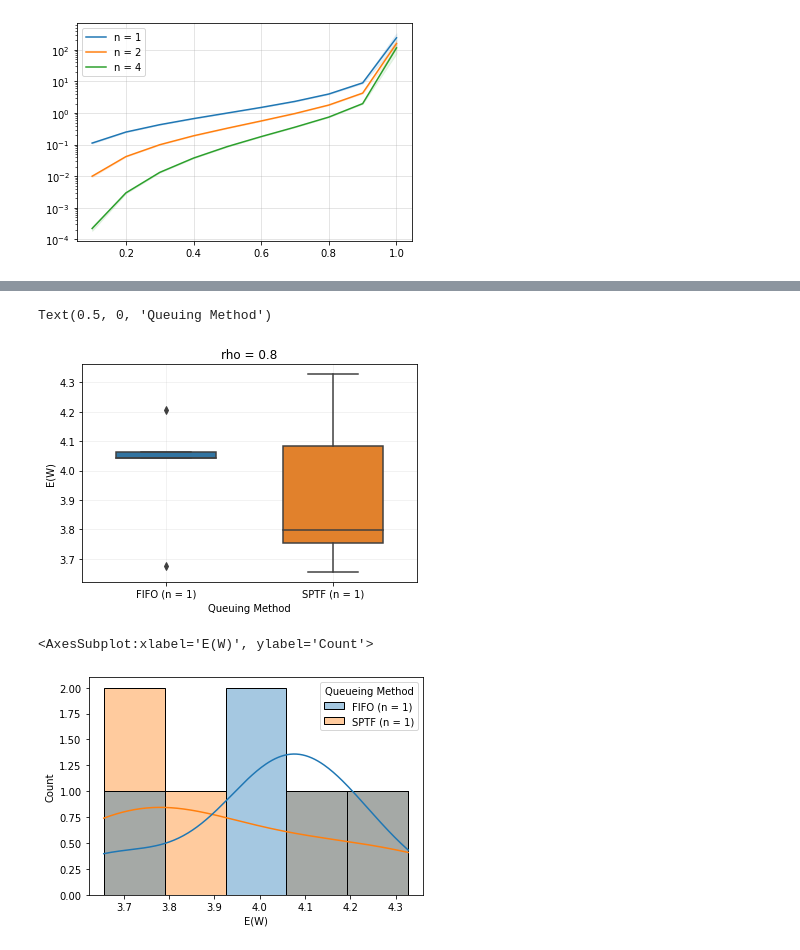
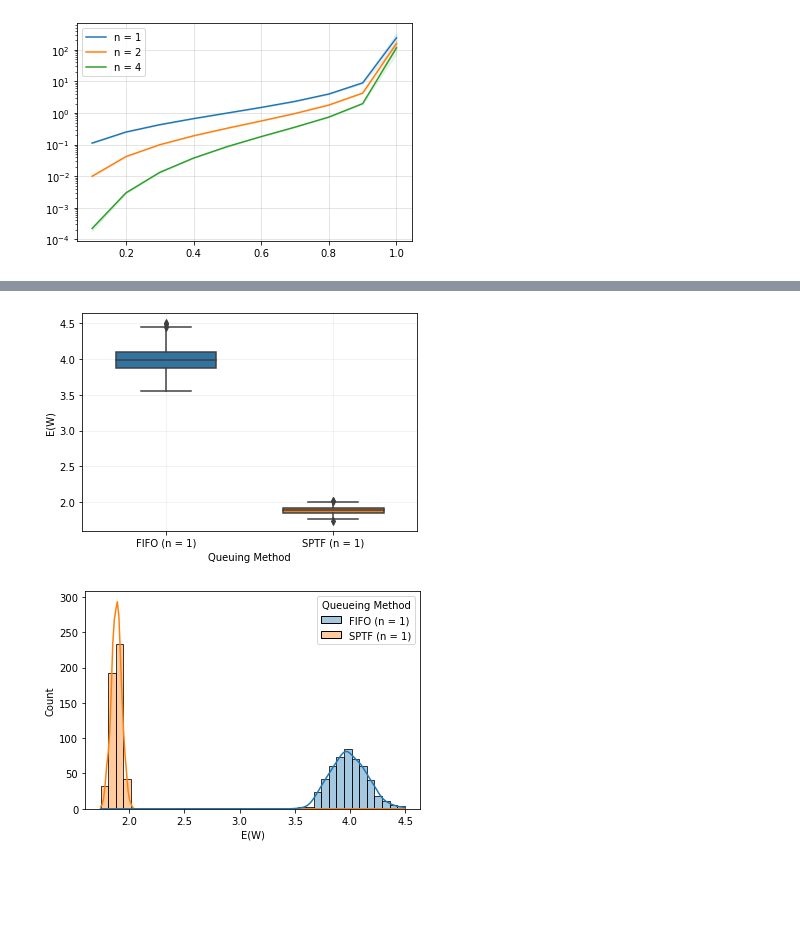
Before and after one commit to Maloup/Stochastic_assignment_2, a Jupyter notebook: Result_visualization.ipynb, the cells around one changed output, grey strips where cells are left out. Cells and saved outputs as stored; diff of their text form; code cells hidden in the pictures; blank space fills up the shorter version.

Commit message:
ran the final arrays of the day and cleaned up a bit

```diff
--- a/Result_visualization.ipynb
+++ b/Result_visualization.ipynb
@@ -199,6 +212,5 @@ if False:
     shelf.close()
 # %%
-shelf = shelve.open("Arrays/t_parameter")
-vary_t_results = shelf["vary_t_results"]
-t_range = shelf["t_range"]
+shelf = shelve.open("Arrays/stats_sptf_fifo")
+sptf_stats = shelf["sptf_stats"]
 shelf.close()
@@ -217,32 +217,24 @@ plt.show()
-# %%
-if True:
-    shelf = shelve.open("Arrays/stats_sptf_fifo")
-
-    sptf_stats = sum(vary_t(min_exp=5, max_exp=5, seed=91102, n_server=1,
-                     arrival_rate=0.8, capacity_server=1, steps=1, queueing_discipline="SPTF")[0], [])
-    shelf["sptf_stats"] = sptf_stats
-    shelf.close()
 # %%
 values_fifo = np.array(stats_data_n1)
 values_sptf = np.array(sptf_stats)
 data_fifo = np.array([np.repeat("FIFO (n = 1)", len(values_fifo)), values_fifo])
 data_sptf = np.array([np.repeat("SPTF (n = 1)", len(values_sptf)), values_sptf])
 data_fifo_sptf = np.concatenate([data_fifo, data_sptf], axis = 1)
 
 df_fifo_sptf = pd.DataFrame(data_fifo_sptf.T, columns = ["Queueing Method", "E(W)"])
 df_fifo_sptf = df_fifo_sptf.astype({"E(W)": float})
 ax = sns.boxplot(x="Queueing Method", y="E(W)",  data=df_fifo_sptf, width = 0.6, zorder=3)
 ax.set_axisbelow(True)
 plt.grid(alpha = 0.2, zorder=0)
-plt.title(f"rho = {rho}")
+#plt.title(f"rho = {rho}")
 #plt.yscale("log")
 plt.ylabel("E(W)")
 plt.xlabel("Queuing Method")
+plt.show()
 # %% [output]
-Text(0.5, 0, 'Queuing Method')
-[figure, old version]
+[figure, new version]
 # %%
-sns.histplot(data = df_fifo_sptf, hue="Queueing Method", x="E(W)", alpha=0.4, kde = True)
+sns.histplot(data = df_fifo_sptf, hue="Queueing Method", x="E(W)", alpha=0.4, kde = True, bins=40)
+plt.show()
 # %% [output]
-<AxesSubplot:xlabel='E(W)', ylabel='Count'>
-[figure, old version]
+[figure, new version]
```
Also changed, not shown: parts of 17 cells of this notebook, 8 other files.
